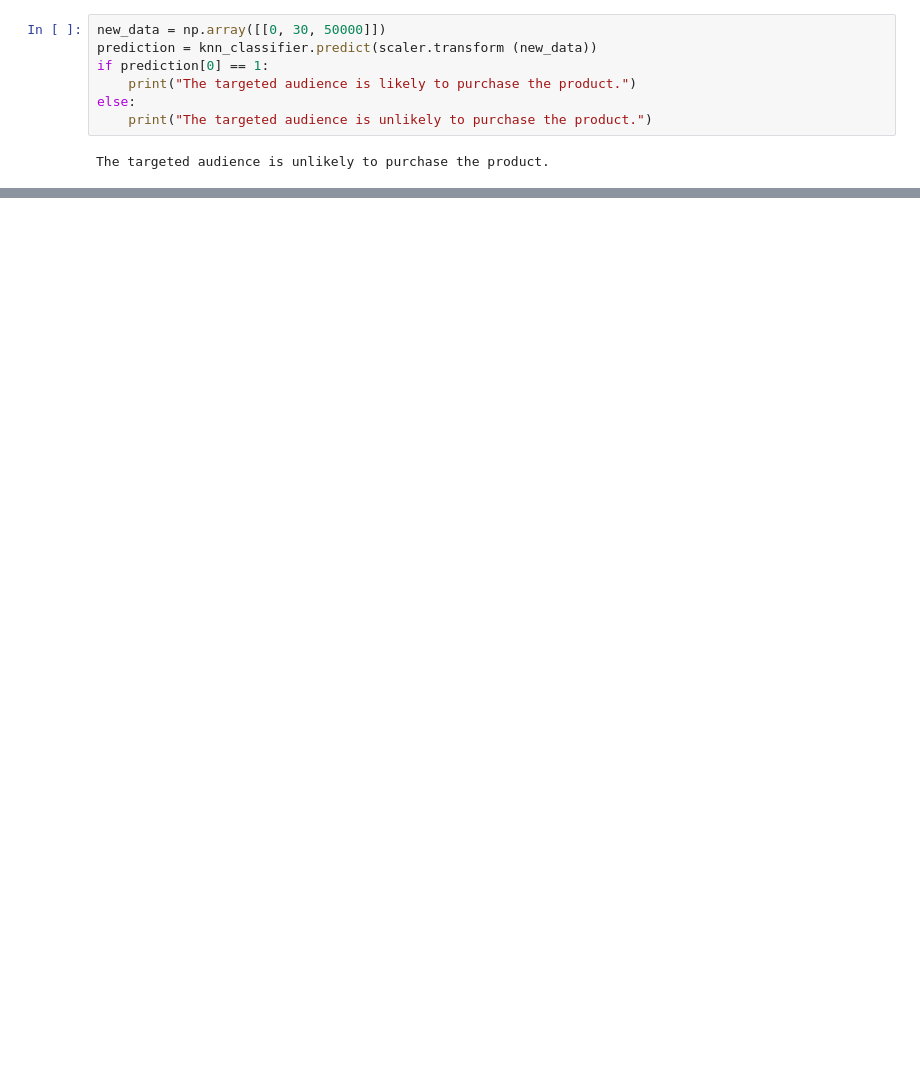
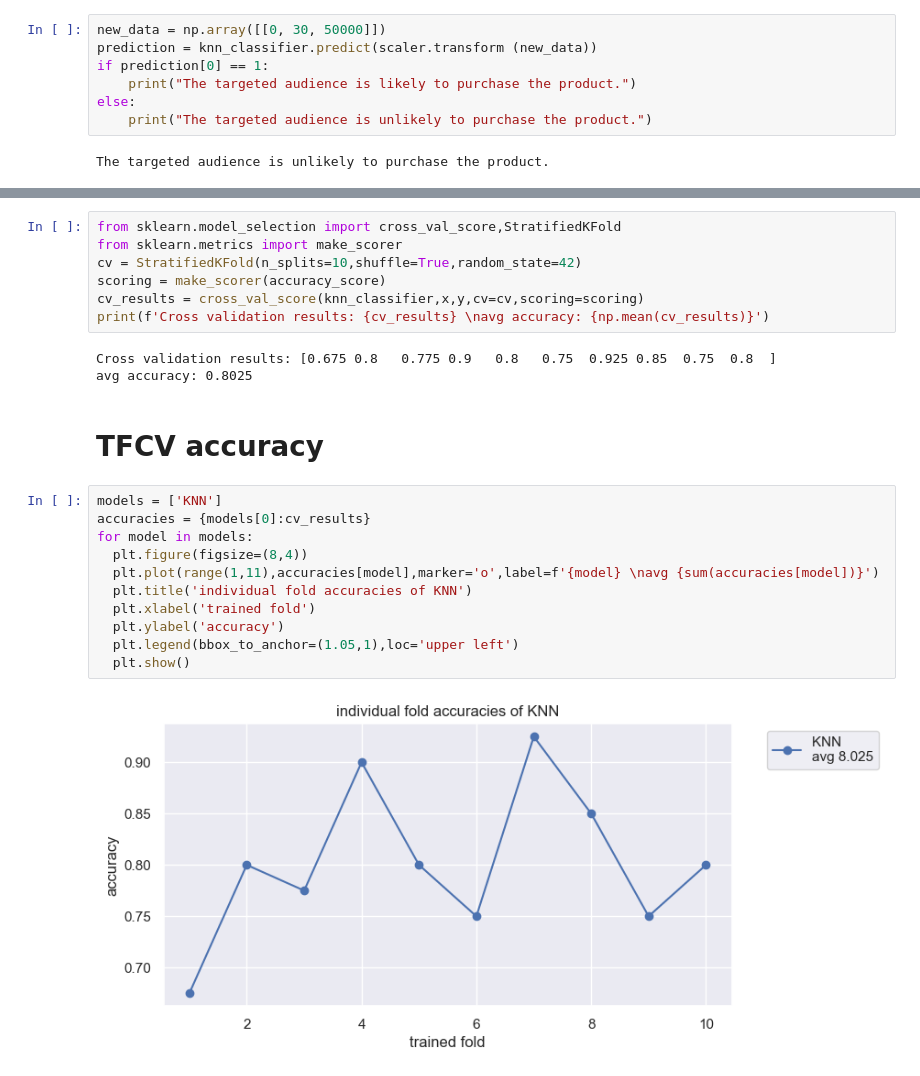
Before and after one commit to SoumabhaSaha15/AIML, a Jupyter notebook: class_work.ipynb, the cells around one changed output, grey strips where cells are left out. Drawn from its saved outputs; the diff is of its cells as text; blank space fills up the shorter version.

```diff
--- a/class_work.ipynb
+++ b/class_work.ipynb
@@ -98,0 +138,25 @@ The targeted audience is unlikely to purchase the product.
+# %%
+from sklearn.model_selection import cross_val_score,StratifiedKFold
+from sklearn.metrics import make_scorer
+cv = StratifiedKFold(n_splits=10,shuffle=True,random_state=42)
+scoring = make_scorer(accuracy_score)
+cv_results = cross_val_score(knn_classifier,x,y,cv=cv,scoring=scoring)
+print(f'Cross validation results: {cv_results} \navg accuracy: {np.mean(cv_results)}')
+# %% [output]
+Cross validation results: [0.675 0.8   0.775 0.9   0.8   0.75  0.925 0.85  0.75  0.8  ]
+avg accuracy: 0.8025
+# %% [markdown]
+# TFCV accuracy
+# %%
+models = ['KNN']
+accuracies = {models[0]:cv_results}
+for model in models:
+  plt.figure(figsize=(8,4))
+  plt.plot(range(1,11),accuracies[model],marker='o',label=f'{model} \navg {sum(accuracies[model])}')
+  plt.title('individual fold accuracies of KNN')
+  plt.xlabel('trained fold')
+  plt.ylabel('accuracy')
+  plt.legend(bbox_to_anchor=(1.05,1),loc='upper left')
+  plt.show()
+# %% [output]
+[figure, added]
```
Also changed, not shown: parts of 10 cells of this notebook.
